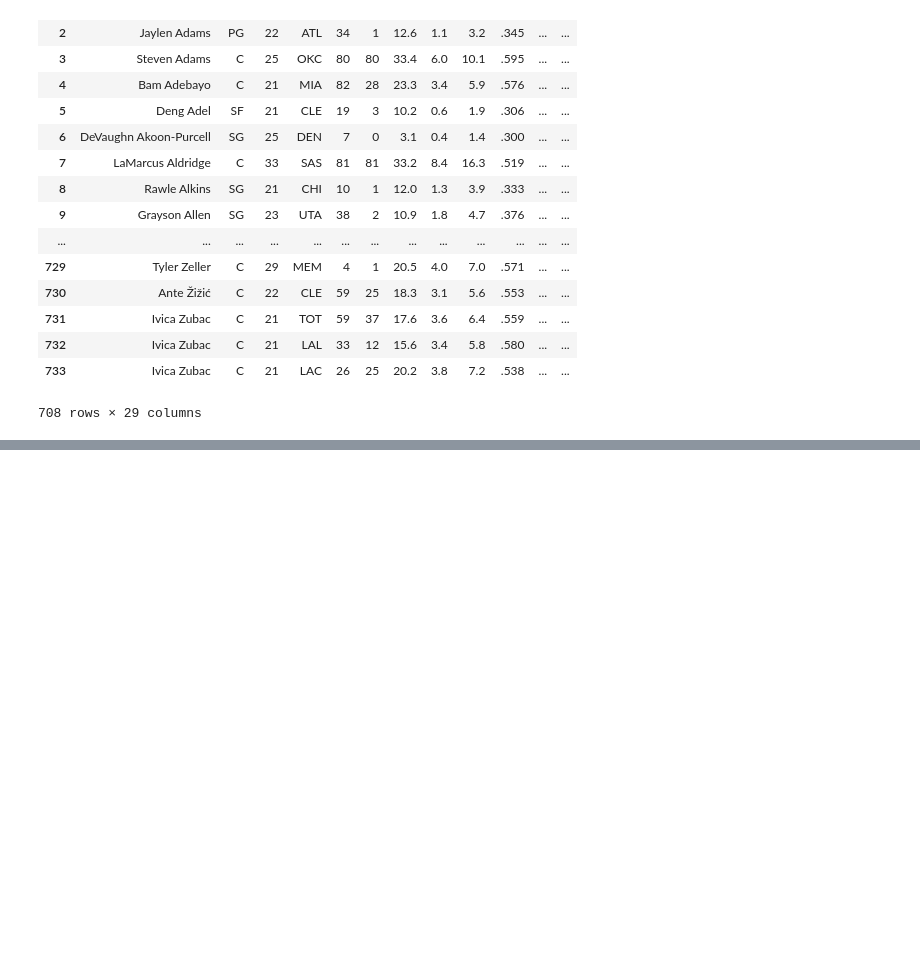
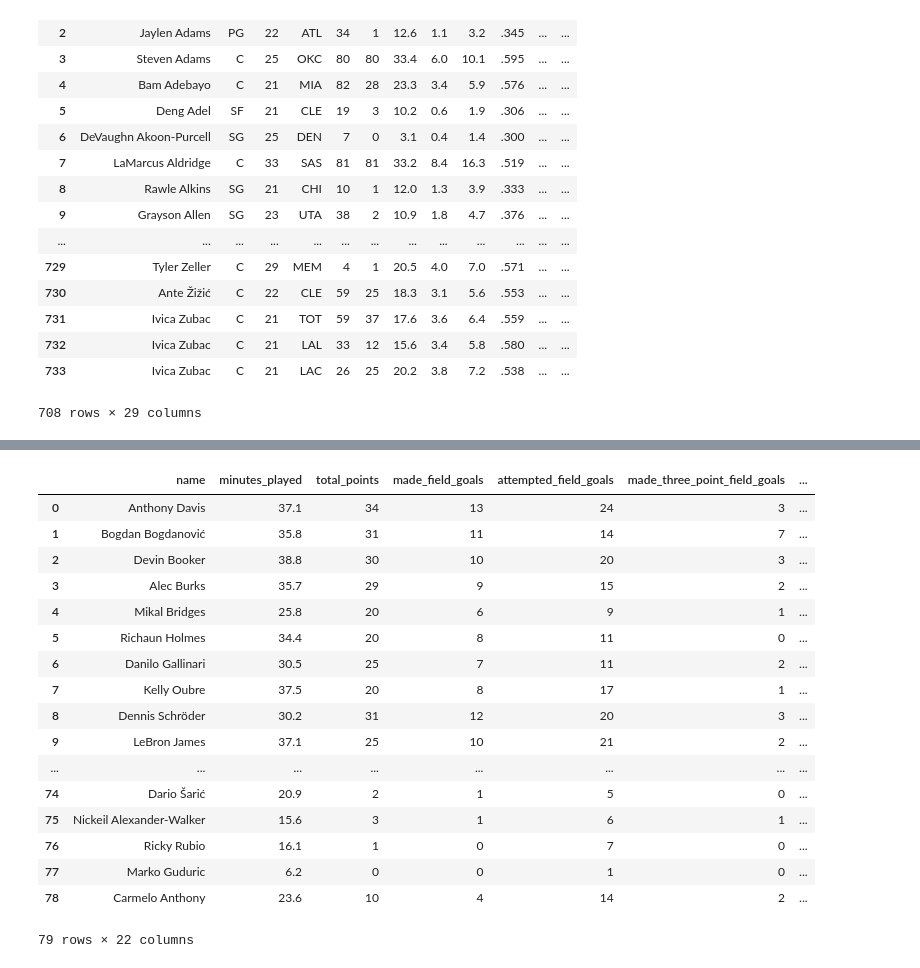
Before and after one commit to ppfreitas/datawarehousing, a Jupyter notebook: DW_NBA_Assignment.ipynb, the cells around one changed output, grey strips where cells are left out. Saved outputs shown, nothing was run; the diff lists cells and outputs as text; code cells hidden in the pictures; blank space fills up the shorter version.

Commit message:
Made two data frames, but on specific dates!

```diff
--- a/DW_NBA_Assignment.ipynb
+++ b/DW_NBA_Assignment.ipynb
@@ -51,0 +113,10 @@ stats.dropna()
+# %%
+# Dictionary of Player Game Stats
+
+print('***** PLAYER STATS *****')
+print()
+player_game_stats = client.player_box_scores(day=19, month=11, year=2019)
+for day_stats in player_game_stats:
+    print(day_stats)
+
+day_stats.keys()
@@ -51,0 +142,38 @@ stats.dropna()
+# %%
+#DataFrame of Player Stats
+
+df_player = pd.DataFrame(player_game_stats)
+
+df_player['total_points'] = df_player.apply(lambda row: (row.made_field_goals - row.made_three_point_field_goals)*2
+                               + row.made_free_throws + row.made_three_point_field_goals*3 , axis = 1)
+
+df_player['total_rebounds'] = df_player.apply(lambda row: row.offensive_rebounds + row.defensive_rebounds , axis = 1)
+
+df_player['minutes_played'] = df_player.apply(lambda row: row.seconds_played/60 , axis = 1)
+
+
+df_p = df_player[['name','minutes_played','total_points','made_field_goals','attempted_field_goals',
+                  'made_three_point_field_goals','attempted_three_point_field_goals','made_free_throws',
+                  'attempted_free_throws','offensive_rebounds','defensive_rebounds','total_rebounds',
+                  'assists','steals','blocks','turnovers','personal_fouls','team','opponent','location',
+                  'outcome','game_score']]
+df_p.round(1)
+# %% [output]
+|  | name | minutes_played | total_points | made_field_goals | attempted_field_goals | made_three_point_field_goals | ... |
+| 0 | Anthony Davis | 37.1 | 34 | 13 | 24 | 3 | ... |
+| 1 | Bogdan Bogdanović | 35.8 | 31 | 11 | 14 | 7 | ... |
+| 2 | Devin Booker | 38.8 | 30 | 10 | 20 | 3 | ... |
+| 3 | Alec Burks | 35.7 | 29 | 9 | 15 | 2 | ... |
+| 4 | Mikal Bridges | 25.8 | 20 | 6 | 9 | 1 | ... |
+| 5 | Richaun Holmes | 34.4 | 20 | 8 | 11 | 0 | ... |
+| 6 | Danilo Gallinari | 30.5 | 25 | 7 | 11 | 2 | ... |
+| 7 | Kelly Oubre | 37.5 | 20 | 8 | 17 | 1 | ... |
+| 8 | Dennis Schröder | 30.2 | 31 | 12 | 20 | 3 | ... |
+| 9 | LeBron James | 37.1 | 25 | 10 | 21 | 2 | ... |
+| ... | ... | ... | ... | ... | ... | ... | ... |
+| 74 | Dario Šarić | 20.9 | 2 | 1 | 5 | 0 | ... |
+| 75 | Nickeil Alexander-Walker | 15.6 | 3 | 1 | 6 | 1 | ... |
+| 76 | Ricky Rubio | 16.1 | 1 | 0 | 7 | 0 | ... |
+| 77 | Marko Guduric | 6.2 | 0 | 0 | 1 | 0 | ... |
+| 78 | Carmelo Anthony | 23.6 | 10 | 4 | 14 | 2 | ... |
+79 rows × 22 columns
```
Also changed, not shown: parts of 8 cells of this notebook.
